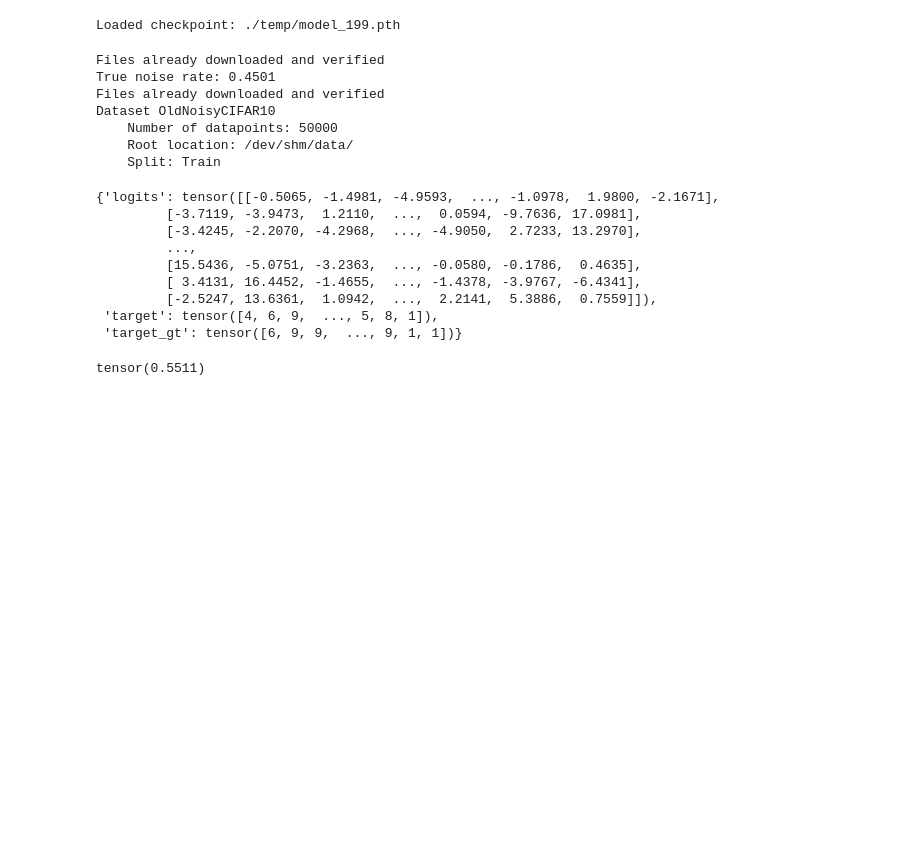
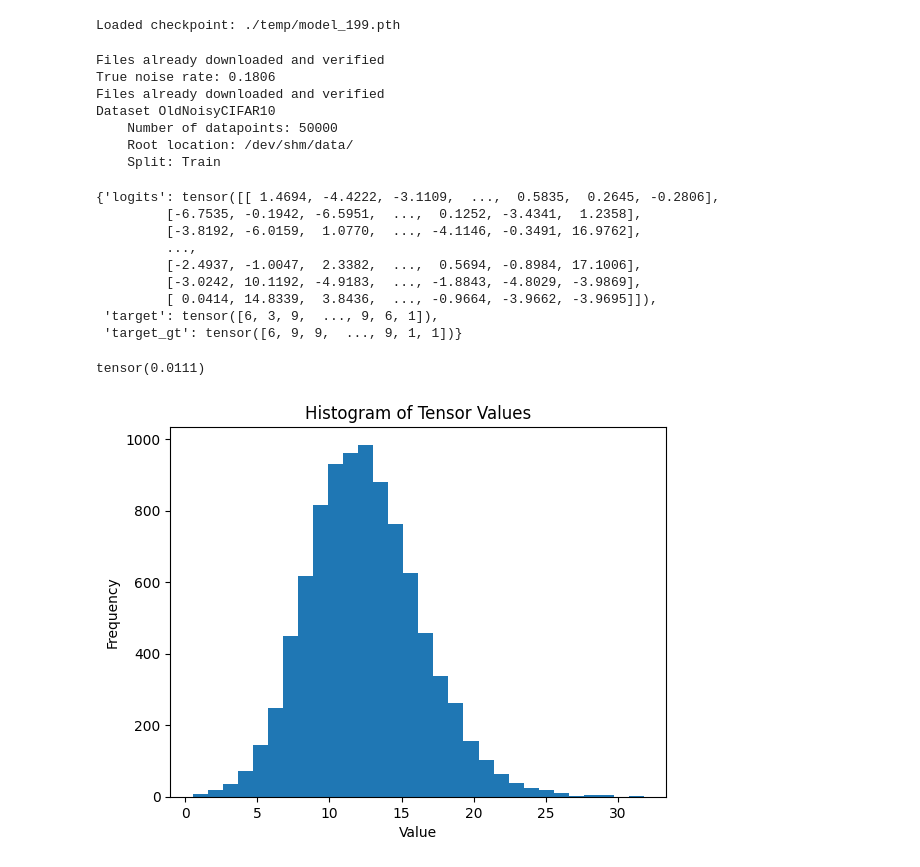
Before and after one commit to hushon/noisy-label, a Jupyter notebook: inference.ipynb, the cells around one changed output. Drawn from its saved outputs; the diff is of its cells as text; code cells hidden in the pictures; blank space fills up the shorter version.

```diff
--- a/inference.ipynb
+++ b/inference.ipynb
@@ -70,14 +84,16 @@ Loaded checkpoint: ./temp/model_199.pth
 ## Load dataset
 import datasets
 
-train_dataset, test_dataset = datasets.get_dataset(**config["data"])
+train_dataset, test_dataset = datasets.get_dataset(**config["data"]["value"])
 
 dataset = train_dataset
-dataset.transform = datasets.get_transform('none', dataset)
+
+is_noisy = dataset.targets != dataset.targets_gt
+
 print(dataset)
 # %% [output]
 Files already downloaded and verified
-True noise rate: 0.4501
+True noise rate: 0.1806
 Files already downloaded and verified
 Dataset OldNoisyCIFAR10
     Number of datapoints: 50000
@@ -85,22 +101,48 @@ Dataset OldNoisyCIFAR10
     Split: Train
 # %%
 ## Run inference
+dataset.transform = datasets.get_transform('none', dataset) # no augmentation
+
 results = trainer.inference(dataset)
 results
 # %% [output]
-{'logits': tensor([[-0.5065, -1.4981, -4.9593,  ..., -1.0978,  1.9800, -2.1671],
-         [-3.7119, -3.9473,  1.2110,  ...,  0.0594, -9.7636, 17.0981],
-         [-3.4245, -2.2070, -4.2968,  ..., -4.9050,  2.7233, 13.2970],
+{'logits': tensor([[ 1.4694, -4.4222, -3.1109,  ...,  0.5835,  0.2645, -0.2806],
+         [-6.7535, -0.1942, -6.5951,  ...,  0.1252, -3.4341,  1.2358],
+         [-3.8192, -6.0159,  1.0770,  ..., -4.1146, -0.3491, 16.9762],
          ...,
-         [15.5436, -5.0751, -3.2363,  ..., -0.0580, -0.1786,  0.4635],
-         [ 3.4131, 16.4452, -1.4655,  ..., -1.4378, -3.9767, -6.4341],
-         [-2.5247, 13.6361,  1.0942,  ...,  2.2141,  5.3886,  0.7559]]),
- 'target': tensor([4, 6, 9,  ..., 5, 8, 1]),
+         [-2.4937, -1.0047,  2.3382,  ...,  0.5694, -0.8984, 17.1006],
+         [-3.0242, 10.1192, -4.9183,  ..., -1.8843, -4.8029, -3.9869],
+         [ 0.0414, 14.8339,  3.8436,  ..., -0.9664, -3.9662, -3.9695]]),
+ 'target': tensor([6, 3, 9,  ..., 9, 6, 1]),
  'target_gt': tensor([6, 9, 9,  ..., 9, 1, 1])}
-# %%
-(results['logits'].max(-1).indices == results['target_gt']).float().mean()
-# %% [output]
-tensor(0.5511)
+# %%
+@torch.no_grad()
+def calculate_accuracy(pred: torch.Tensor, target: torch.Tensor, k=1):
+    """Computes top-k accuracy"""
+    k = min(k, pred.size(-1)) # in case num_classes is smaller than k.
+    pred = torch.topk(pred, k, -1).indices
+    correct = pred.eq(target[..., None].expand_as(pred)).any(dim=-1)
+    accuracy = correct.float().mean().mul(100.0)
+    return accuracy
+
+
+calculate_accuracy(results['logits'][is_noisy], results['target_gt'][is_noisy], k=1)
+# %% [output]
+tensor(0.0111)
+# %%
+ml_results = torch.nn.functional.cross_entropy(results['logits'][is_noisy], results['target_gt'][is_noisy], reduction='none')
+
+import torch
+import matplotlib.pyplot as plt
+
+# Plotting the histogram
+plt.hist(ml_results.numpy(), bins=30)  # You can adjust the number of bins
+plt.title("Histogram of Tensor Values")
+plt.xlabel("Value")
+plt.ylabel("Frequency")
+plt.show()
+# %% [output]
+[figure, added]
 # %%
 ## Run multiple inferences to aggregate results over random augmentations
 
```
Also changed, not shown: parts of 8 cells of this notebook.
